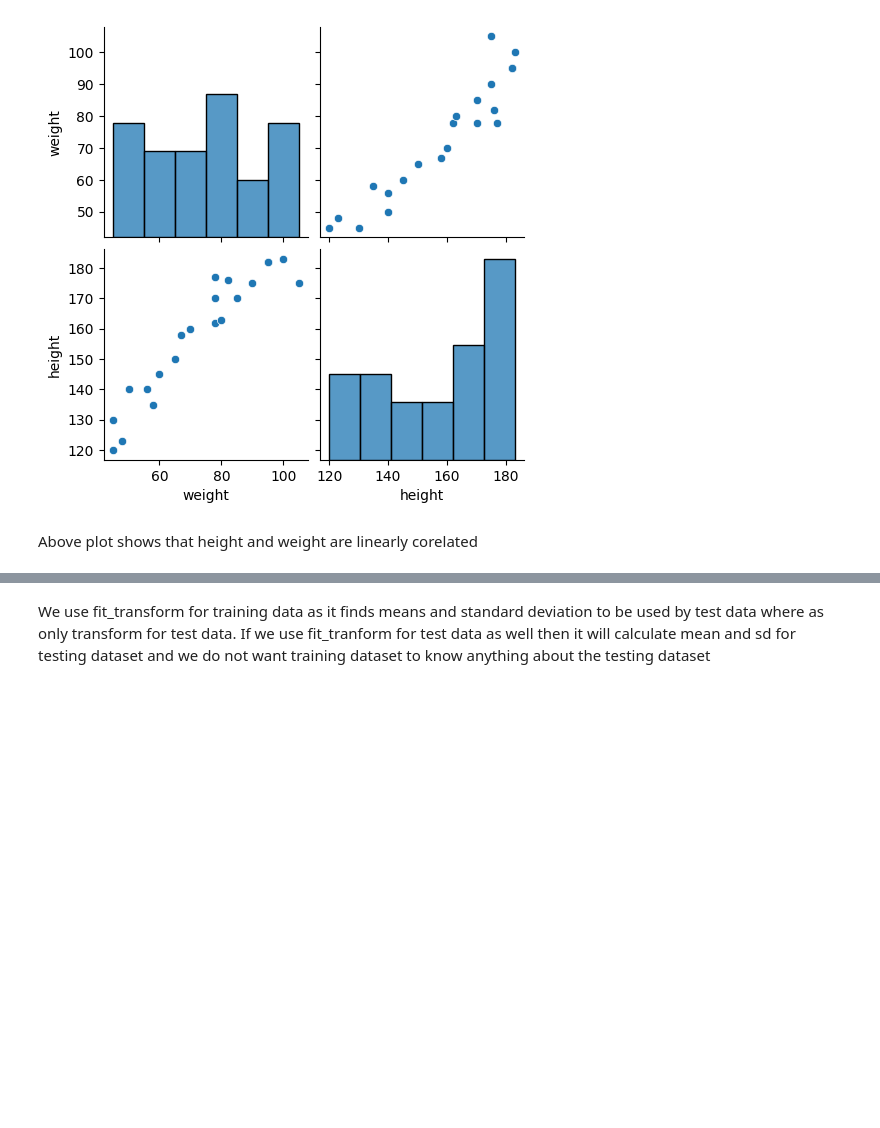
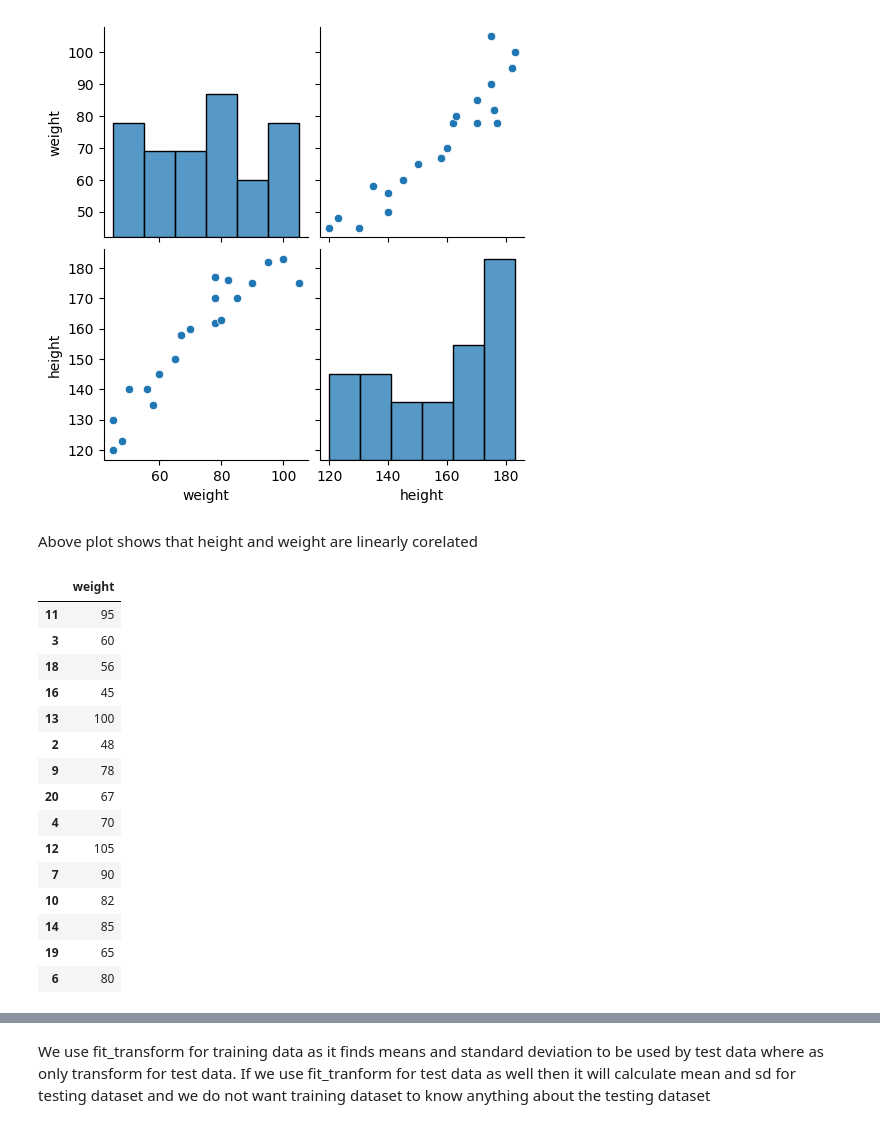
Before and after one commit to hitanshu5/MachineLearning, a Jupyter notebook: LinearRegression.ipynb, the cells around one changed output, grey strips where cells are left out. Cells and saved outputs as stored; diff of their text form; code cells hidden in the pictures; blank space fills up the shorter version.

```diff
--- a/LinearRegression.ipynb
+++ b/LinearRegression.ipynb
@@ -43,6 +43,25 @@ y=df['height']
 from sklearn.model_selection import train_test_split
 # %%
 X_train,X_test,y_train,y_test=train_test_split(X,y,test_size=0.25,random_state=42)
+# %%
+X_train
+# %% [output]
+|  | weight |
+| 11 | 95 |
+| 3 | 60 |
+| 18 | 56 |
+| 16 | 45 |
+| 13 | 100 |
+| 2 | 48 |
+| 9 | 78 |
+| 20 | 67 |
+| 4 | 70 |
+| 12 | 105 |
+| 7 | 90 |
+| 10 | 82 |
+| 14 | 85 |
+| 19 | 65 |
+| 6 | 80 |
 # %%
 ## Standardization
 from sklearn.preprocessing import StandardScaler
```
Also changed, not shown: parts of 3 cells of this notebook.
